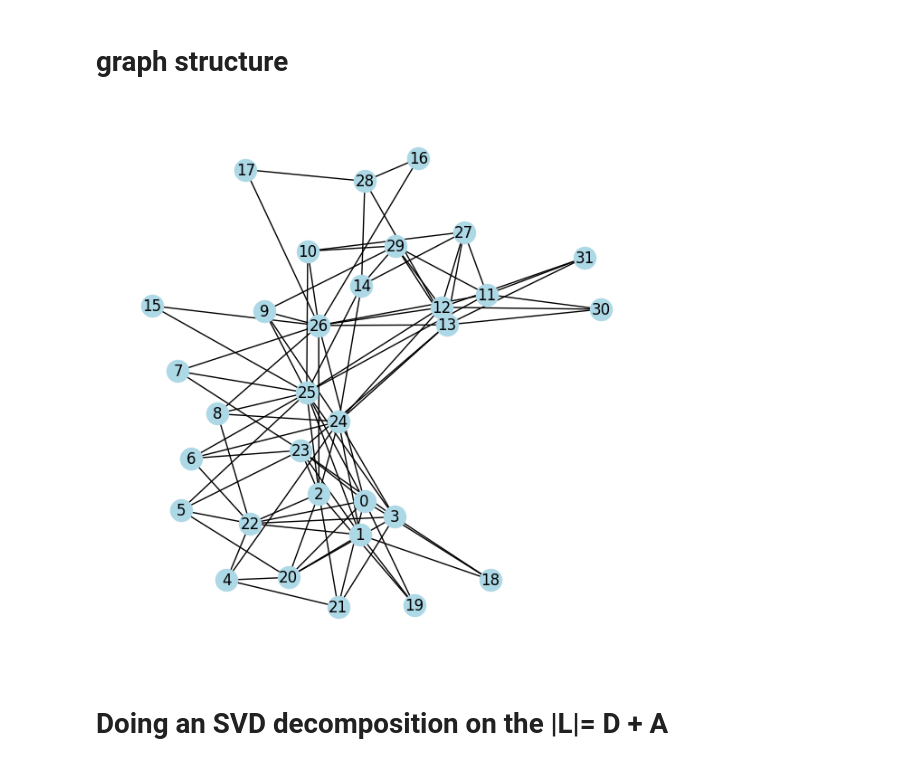
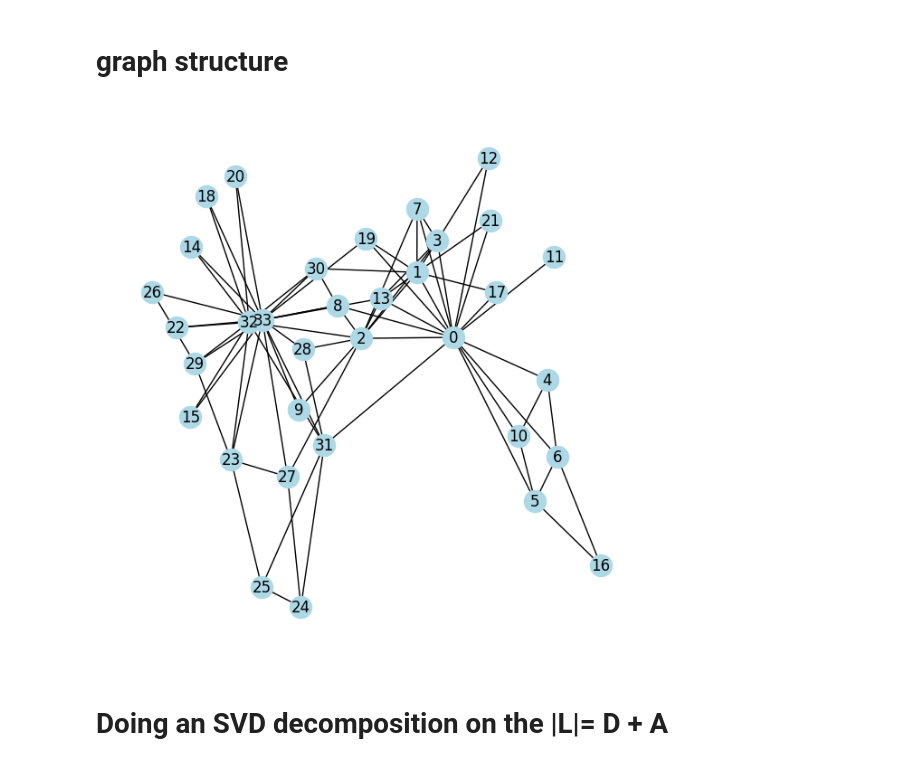
Before and after one commit to xiao278/svd_applications, a Jupyter notebook: community_detection_implementation.ipynb, the cells around one changed output. Saved outputs shown, nothing was run; the diff lists cells and outputs as text; code cells hidden in the pictures.

```diff
--- a/community_detection_implementation.ipynb
+++ b/community_detection_implementation.ipynb
@@ -58,36 +58,38 @@ def draw_graph(A:np.ndarray, group_labels=None, top_nodes=None):
 # }
 
 # AL = {
 #     0: [1,2,3],
 #     1: [0,2,3],
 #     2: [0,1,3],
 #     3: [0,2,4,1],
 #     4: [5,7,6,3],
 #     5: [4,6,7],
     # 6: [5,7,4],
 #     7: [4,5,6],
 # }
 
 # AL = {
 #     0: [1,5],
 #     1: [0,2],
 #     2: [1,3],
 #     3: [2,4],
 #     4: [3,5],
 #     5: [4,0]
 # }
 
-AL = nx.to_dict_of_lists(nx.davis_southern_women_graph())
-top_nodes, bottom_nodes = bipartite.sets(nx.davis_southern_women_graph())
+# AL = nx.to_dict_of_lists(nx.davis_southern_women_graph())
+AL = nx.to_dict_of_lists(nx.karate_club_graph())
+
+# top_nodes, bottom_nodes = bipartite.sets(nx.davis_southern_women_graph())
 
 # Get the adjacency matrix as a NumPy array
 G = nx.from_dict_of_lists(AL)
 A = nx.to_numpy_array(G)
 D = np.diag(np.sum(A, axis=0)) #find the degree of each node
 m, n = A.shape
 draw_graph(A)
 # %% [output]
-[figure, old version]
+[figure, new version]
 # %% [markdown]
 # Doing an SVD decomposition on the |L|= D + A
 # %%
```
Also changed, not shown: parts of 11 cells of this notebook, 1 other file.
